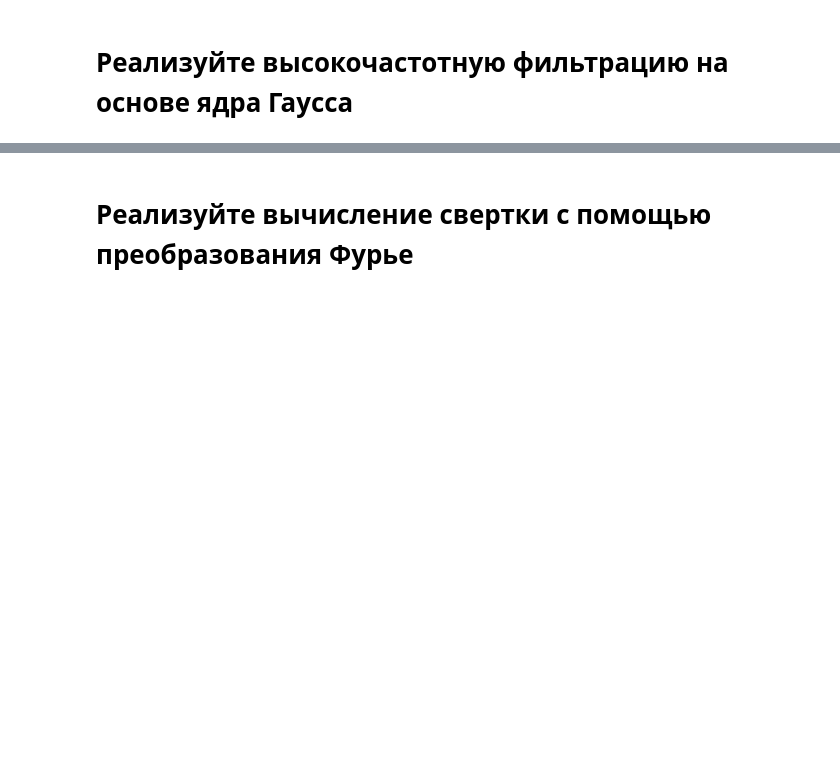
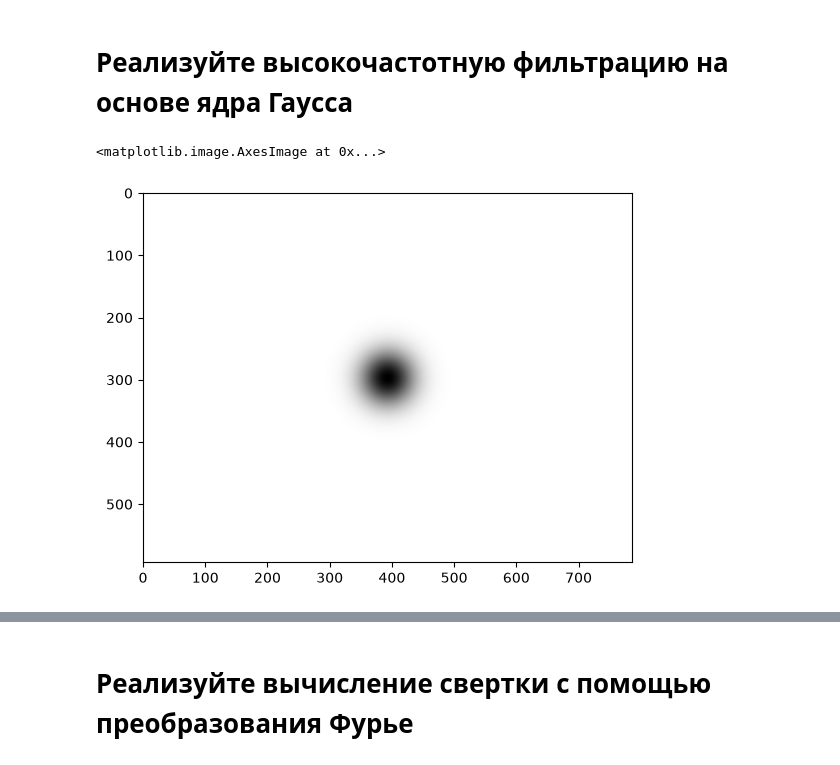
Before and after one commit to sidleee/Image-processing, a Jupyter notebook: task5.ipynb, the cells around one changed output, grey strips where cells are left out. Drawn from its saved outputs; the diff is of its cells as text; code cells hidden in the pictures; blank space fills up the shorter version.

```diff
--- a/task5.ipynb
+++ b/task5.ipynb
@@ -22,6 +22,11 @@ gaussian_hpf = 1 - gaussian_lpf
 mask_hpf = np.zeros((rows, cols, 2), np.float32)
 mask_hpf[:, :, 0] = gaussian_hpf
 mask_hpf[:, :, 1] = gaussian_hpf
+# %%
+plt.imshow(mask_hpf[:,:,0], cmap = 'gray')
+# %% [output]
+<matplotlib.image.AxesImage at 0x...>
+[figure, added]
 # %%
 fshift_hpf = dft_shift * mask_hpf
 filtering_magn_hpf = 20 * np.log(cv.magnitude(fshift_hpf[:, :, 0], fshift_hpf[:, :, 1]) + 1)
```
Also changed, not shown: parts of 5 cells of this notebook.
